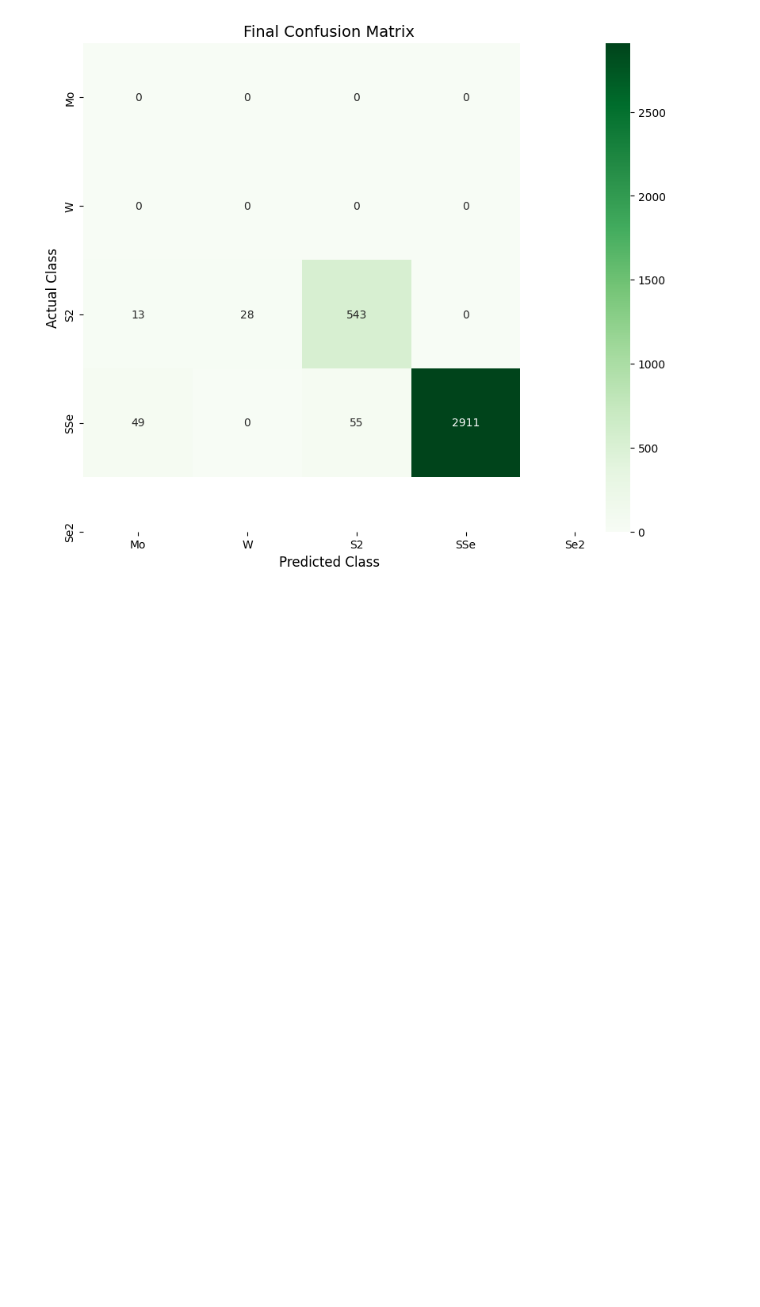
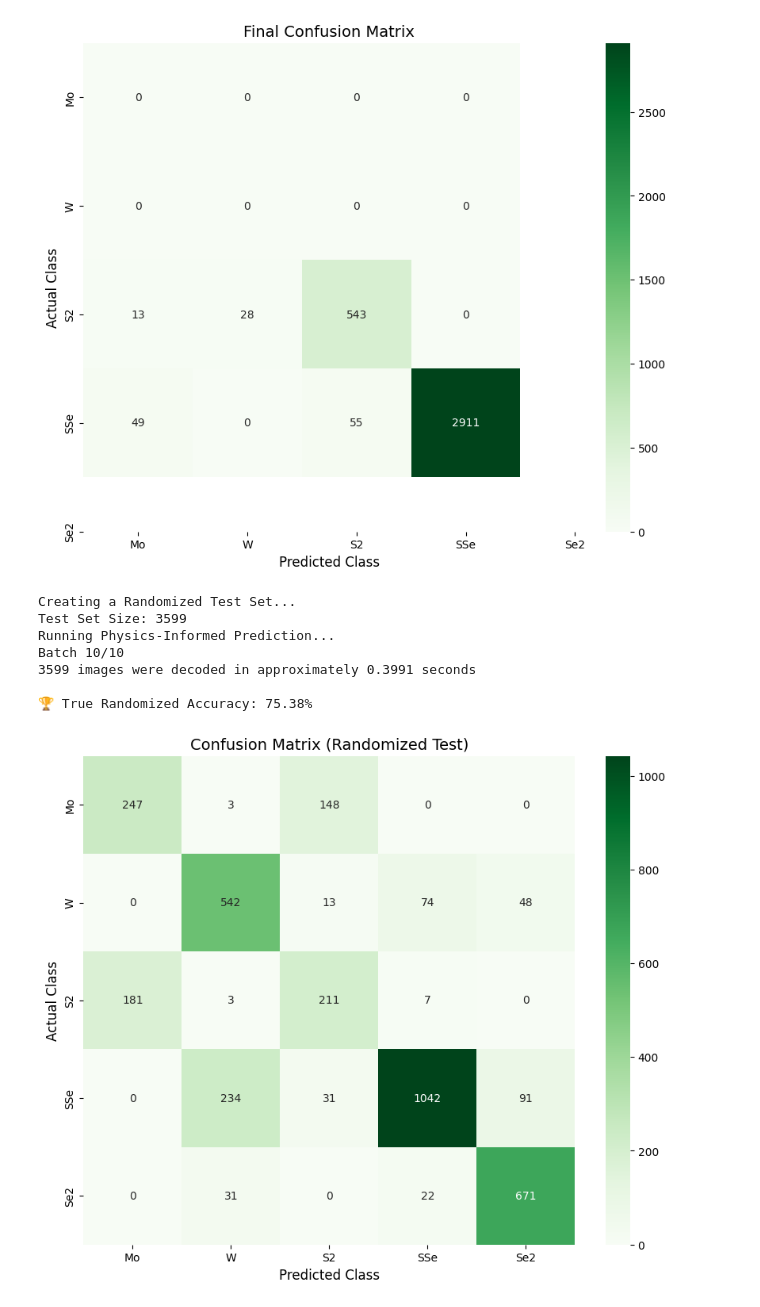
Before and after one commit to callen350/haadf-stem-hackathon, a Jupyter notebook: notebooks/HackathonAI.ipynb, the cells around one changed output. Cells and saved outputs as stored; diff of their text form; code cells hidden in the pictures; blank space fills up the shorter version.

```diff
--- a/notebooks/HackathonAI.ipynb
+++ b/notebooks/HackathonAI.ipynb
@@ -1040,3 +1040,62 @@ Model Output Shape: (3599,)
 
 🏆 Final Accuracy: 95.97%
 [figure]
+# %%
+# --- MILESTONE 5.2: RANDOMIZED EVALUATION (THE REAL TEST) ---
+
+from sklearn.model_selection import train_test_split
+import seaborn as sns
+from sklearn.metrics import confusion_matrix
+import numpy as np
+import matplotlib.pyplot as plt
+
+# 1. Randomly Split the Data (Stratified ensures all classes are represented)
+print("Creating a Randomized Test Set...")
+_, X_test, _, y_test = train_test_split(
+    X_atomai,
+    y_atomai,
+    test_size=0.2,
+    random_state=42,
+    stratify=y_atomai # <--- This guarantees we get Mo, W, S2, etc. in the test set
+)
+
+print(f"Test Set Size: {len(y_test)}")
+
+# 2. Run Prediction with Rotational Averaging
+print("Running Physics-Informed Prediction...")
+outputs = model.predict(X_test, num_aug=4)
+
+# Smart Output Handling
+if isinstance(outputs, tuple) or isinstance(outputs, list):
+    raw_output = outputs[0]
+else:
+    raw_output = outputs
+
+if raw_output.ndim == 2:
+    y_pred = np.argmax(raw_output, axis=1)
+else:
+    y_pred = raw_output.astype(int)
+
+# 3. Accuracy Check
+acc = np.mean(y_pred == y_test) * 100
+print(f"\n🏆 True Randomized Accuracy: {acc:.2f}%")
+
+# 4. Confusion Matrix
+plt.figure(figsize=(10, 8))
+cm = confusion_matrix(y_test, y_pred)
+sns.heatmap(cm, annot=True, fmt='d', cmap='Greens',
+            xticklabels=['Mo', 'W', 'S2', 'SSe', 'Se2'],
+            yticklabels=['Mo', 'W', 'S2', 'SSe', 'Se2'])
+plt.xlabel('Predicted Class', fontsize=12)
+plt.ylabel('Actual Class', fontsize=12)
+plt.title('Confusion Matrix (Randomized Test)', fontsize=14)
+plt.show()
+# %% [output]
+Creating a Randomized Test Set...
+Test Set Size: 3599
+Running Physics-Informed Prediction...
+Batch 10/10
+3599 images were decoded in approximately 0.3991 seconds
+
+🏆 True Randomized Accuracy: 75.38%
+[figure, added]
```
